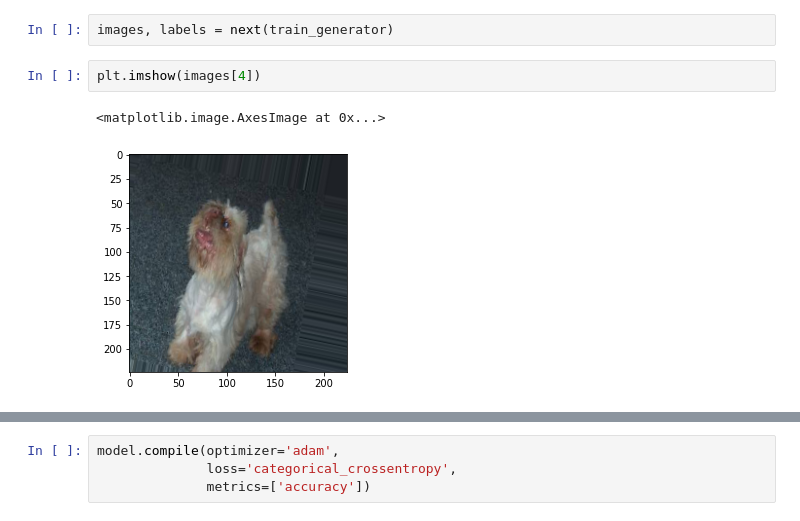
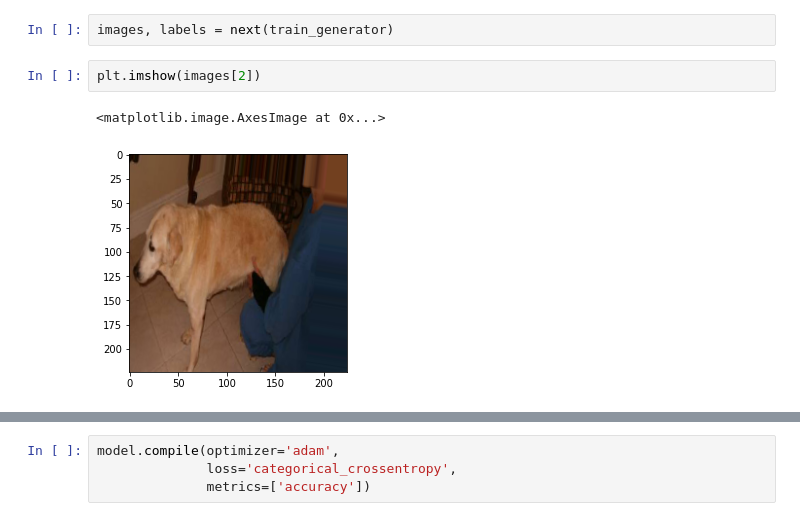
Before and after one commit to alcunha/nn-with-tf, a Jupyter notebook: Transfer-Learning-with-TF.ipynb, the cells around one changed output, grey strips where cells are left out. Drawn from its saved outputs; the diff is of its cells as text.

```diff
--- a/Transfer-Learning-with-TF.ipynb
+++ b/Transfer-Learning-with-TF.ipynb
@@ -128,10 +135,10 @@ Found 1000 images belonging to 2 classes.
 # %%
 images, labels = next(train_generator)
 # %%
-plt.imshow(images[4])
+plt.imshow(images[2])
 # %% [output]
 <matplotlib.image.AxesImage at 0x...>
-[figure, old version]
+[figure, new version]
 # %%
 plt.imshow(images[15])
 # %% [output]
```
Also changed, not shown: parts of 13 cells of this notebook.
